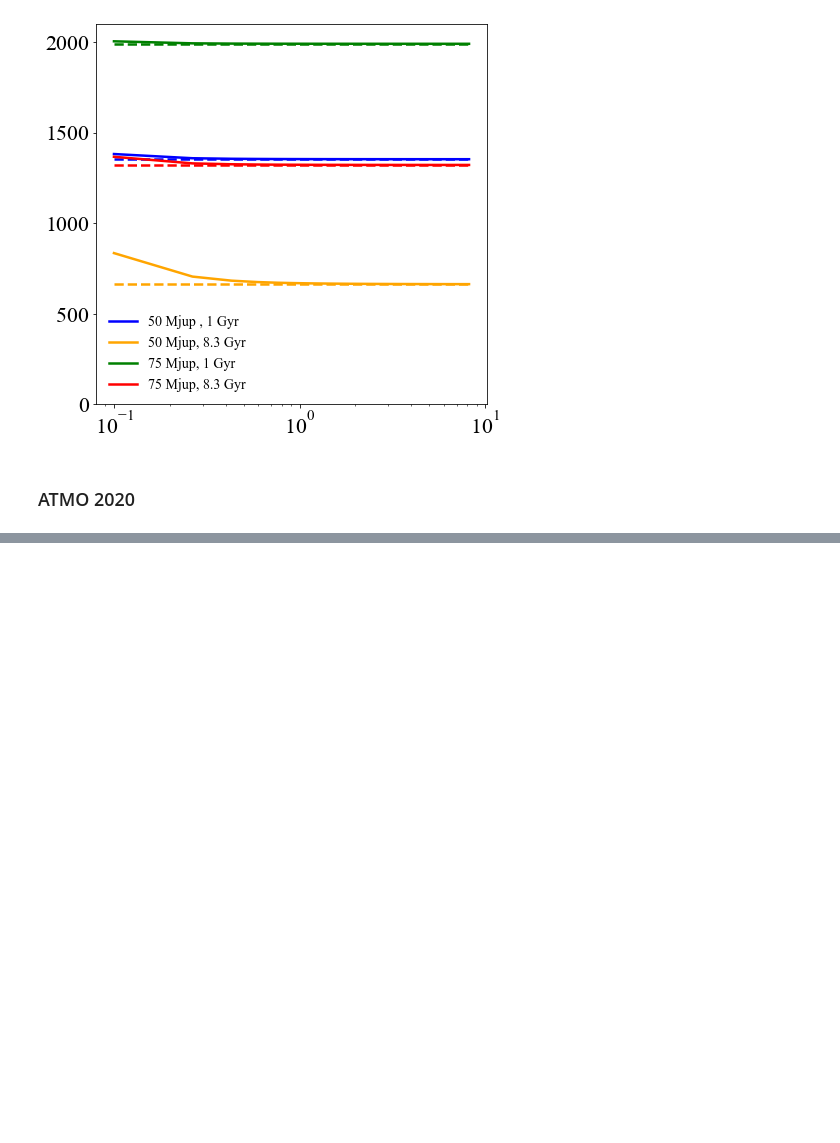
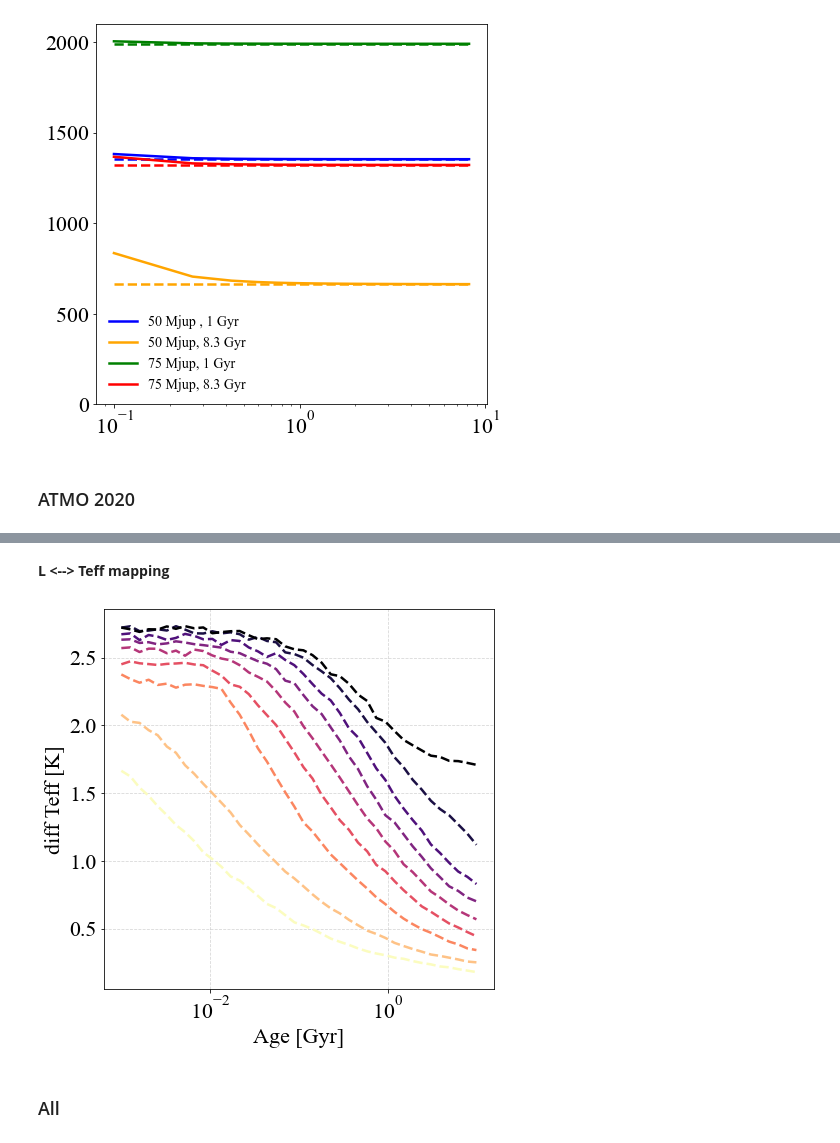
Before and after one commit to SvPoder/exoplanets, a Jupyter notebook: jupyter-notebook/cooling_models.ipynb, the cells around one changed output, grey strips where cells are left out. Saved outputs shown, nothing was run; the diff lists cells and outputs as text; code cells hidden in the pictures; blank space fills up the shorter version.

```diff
--- a/jupyter-notebook/cooling_models.ipynb
+++ b/jupyter-notebook/cooling_models.ipynb
@@ -37,12 +38,18 @@ logL = {}
 L    = {}
 M    = [0.005, 0.01, 0.02, 0.03, 0.04, 0.05, 0.06, 0.07, 0.08]
 Teff = {}
+
+evolution_SM08 = {}
+
 for mass in M:
     data = np.genfromtxt("../data/evolution_models/SM08/saumon_marley_fig2_" + str(mass) + ".dat", unpack=True)
     age[mass]  = data[0]
     logL[mass] = data[1]
     L[mass]    = np.power(10, data[1])*L_sun
     Teff[mass] = temperature(L[mass], R_jup)
+
+    evolution_SM08[mass] = [10**data[0], Teff[mass], data[1]]
+
 
 log_age  = np.linspace(6.1, 9.9, 10)
 _log_age = []
@@ -139,3 +258,31 @@ branchs = ["JWST_coronagraphy/", "JWST_photometry/", "MKO_WISE_IRAC/"]
+# %% [markdown]
+**L <--> Teff mapping**
+# %%
+models = ["ATMO_CEQ/"]#, "ATMO_NEQ_strong/", "ATMO_NEQ_weak/"]
+masses = [0.005, 0.01, 0.02, 0.03, 0.04, 0.05, 0.06, 0.07, 0.075]
+T      = {}
+colors = bokeh.palettes.magma(len(M))
+colors = colors[::-1]
+
+fig, ax = plt.subplots(1, 1, figsize=(7, 7))
+
+for model in models:
+    i = 0
+    for mass in masses:
+        T[mass] = temperature(10**evolution_ATMO20[model][mass][2]*L_sun.value, evolution_ATMO20[model][mass][3]*R_sun.value)
+        ax.plot(evolution_ATMO20[model][mass][0], evolution_ATMO20[model][mass][1]-T[mass].value, color=colors[i], lw=2.5, ls="--")
+        #ax.plot(evolution_ATMO20[model][mass][0], T[mass], color=colors[i], lw=2.5, ls="--")
+        i = i+1
+
+ax.set_ylabel("diff Teff [K]")
+ax.set_xlabel("Age [Gyr]")
+ax.grid(which="both", ls="--", alpha=0.5)
+#ax.set_ylim([0, 8000])
+ax.set_xscale("log")
+# %% [output]
+[figure, added]
+# %% [markdown]
+### All
 # %%
 fig, ax = plt.subplots(1, 2, figsize=(16, 7))
 
```
Also changed, not shown: parts of 11 cells of this notebook.
